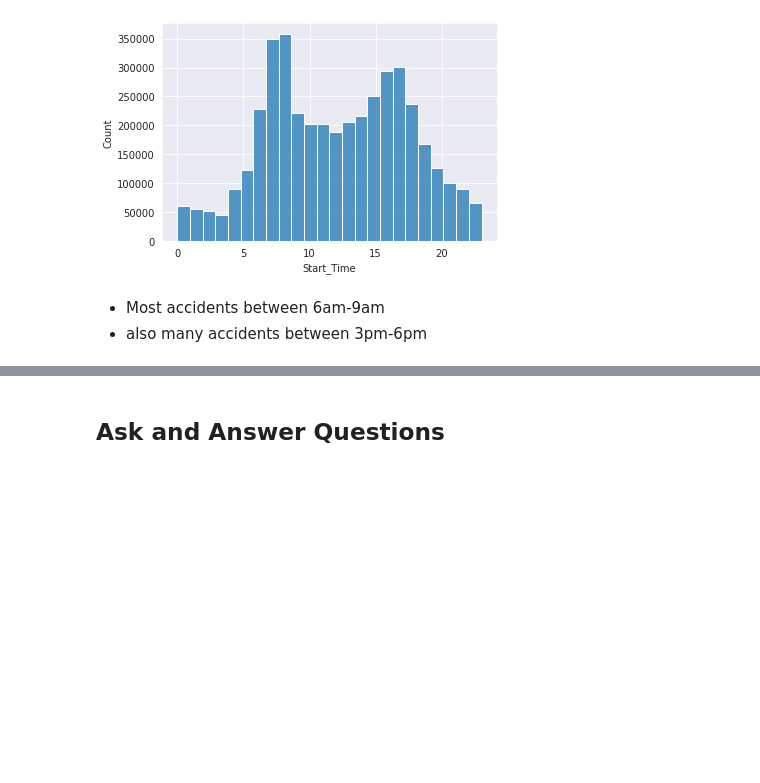
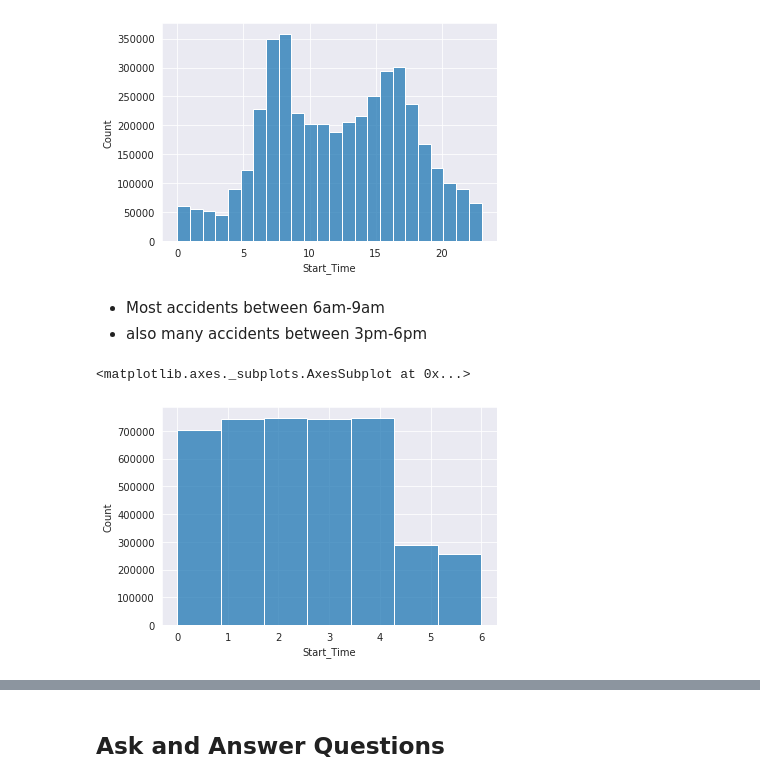
Before and after one commit to krits29/us-accidents-analysis, a Jupyter notebook: us_accidents_analysis.ipynb, the cells around one changed output, grey strips where cells are left out. Drawn from its saved outputs; the diff is of its cells as text; code cells hidden in the pictures; blank space fills up the shorter version.

Commit message:
Analyzing Start Location

```diff
--- a/us_accidents_analysis.ipynb
+++ b/us_accidents_analysis.ipynb
@@ -307,3 +307,8 @@ sns.histplot(df.Start_Time.dt.hour, bins=24)
 # %% [markdown]
 - Most accidents between 6am-9am
 - also many accidents between 3pm-6pm
+# %%
+sns.histplot(df.Start_Time.dt.dayofweek, bins=7)
+# %% [output]
+<matplotlib.axes._subplots.AxesSubplot at 0x...>
+[figure, added]
```
Also changed, not shown: parts of 9 cells of this notebook.
